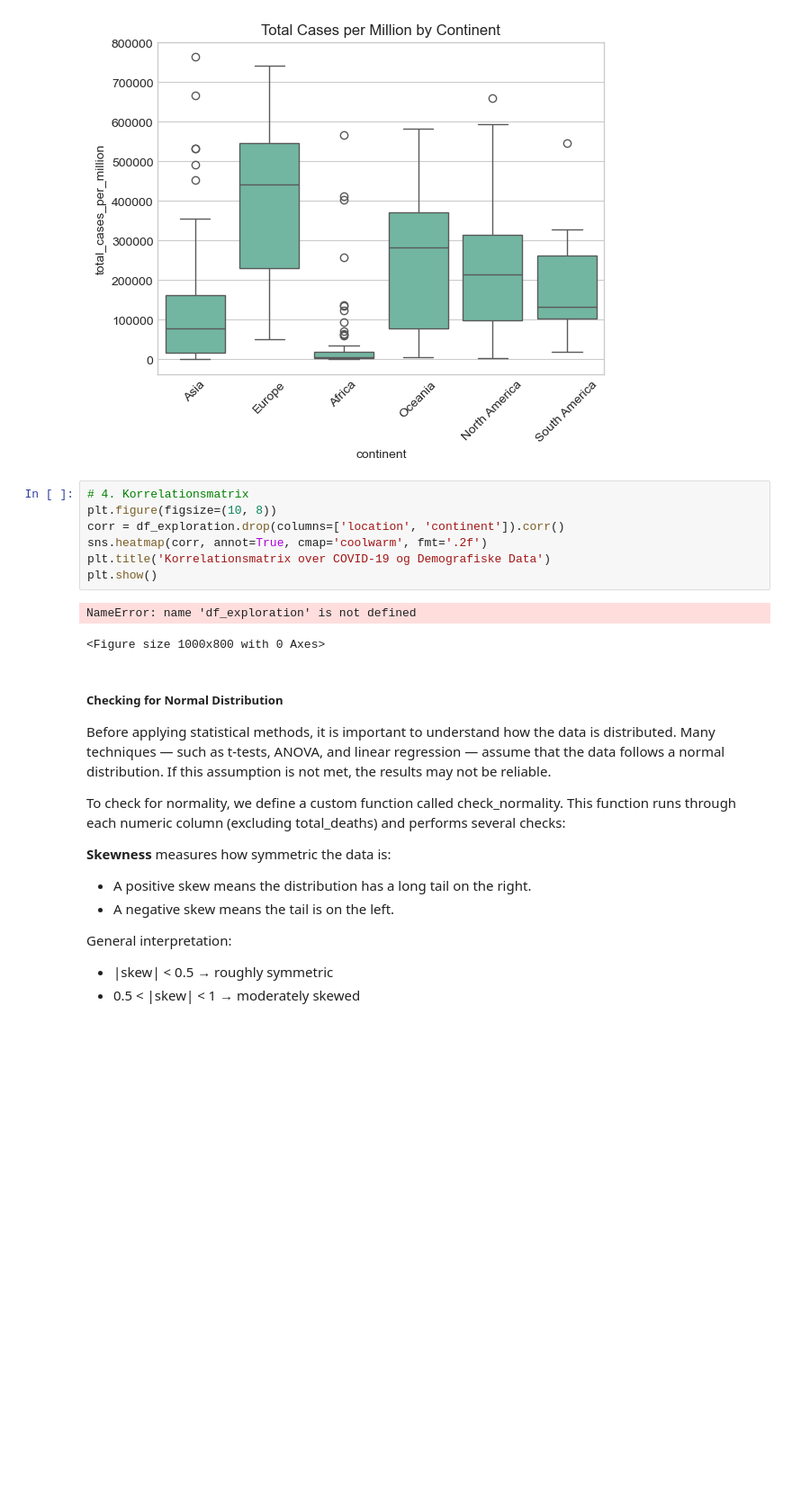
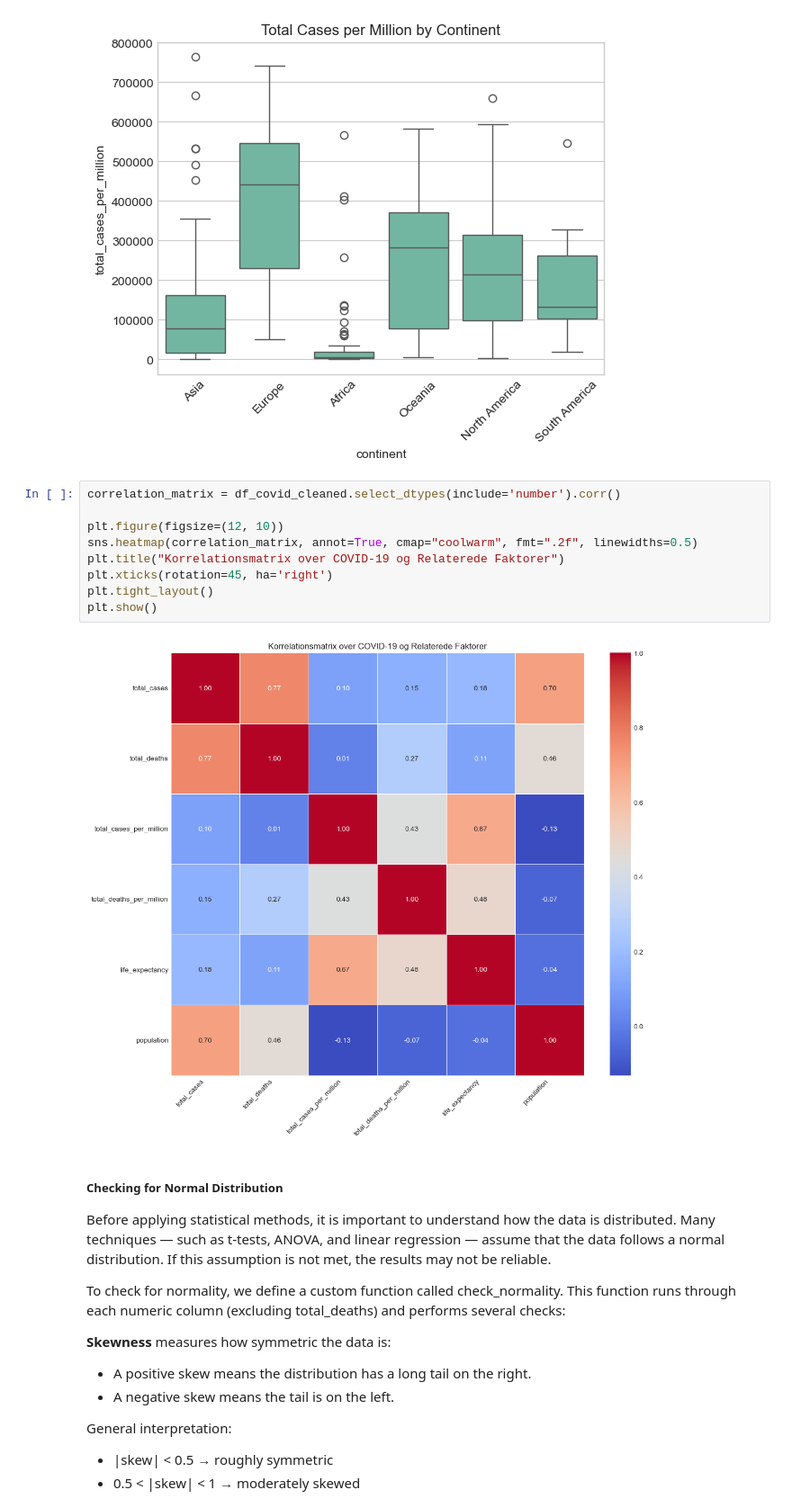
Before and after one commit to Juvenaawh/BI-Group7, a Jupyter notebook: MP3/Covid-MP3.ipynb, the cells around one changed output. Shown at 90% size. Drawn from its saved outputs; the diff is of its cells as text; blank space fills up the shorter version.

```diff
--- a/MP3/Covid-MP3.ipynb
+++ b/MP3/Covid-MP3.ipynb
@@ -709,15 +716,16 @@ plt.show()
 # %% [output]
 [figure]
 # %%
-# 4. Korrelationsmatrix
-plt.figure(figsize=(10, 8))
-corr = df_exploration.drop(columns=['location', 'continent']).corr()
-sns.heatmap(corr, annot=True, cmap='coolwarm', fmt='.2f')
-plt.title('Korrelationsmatrix over COVID-19 og Demografiske Data')
+correlation_matrix = df_covid_cleaned.select_dtypes(include='number').corr()
+
+plt.figure(figsize=(12, 10))
+sns.heatmap(correlation_matrix, annot=True, cmap="coolwarm", fmt=".2f", linewidths=0.5)
+plt.title("Korrelationsmatrix over COVID-19 og Relaterede Faktorer")
+plt.xticks(rotation=45, ha='right')
+plt.tight_layout()
 plt.show()
 # %% [output]
-NameError: name 'df_exploration' is not defined
-<Figure size 1000x800 with 0 Axes>
+[figure, added]
 # %% [markdown]
 ##### Checking for Normal Distribution
 Before applying statistical methods, it is important to understand how the data is distributed. Many techniques — such as t-tests, ANOVA, and linear regression — assume that the data follows a normal distribution. If this assumption is not met, the results may not be reliable.
```
Also changed, not shown: parts of 20 cells of this notebook.
